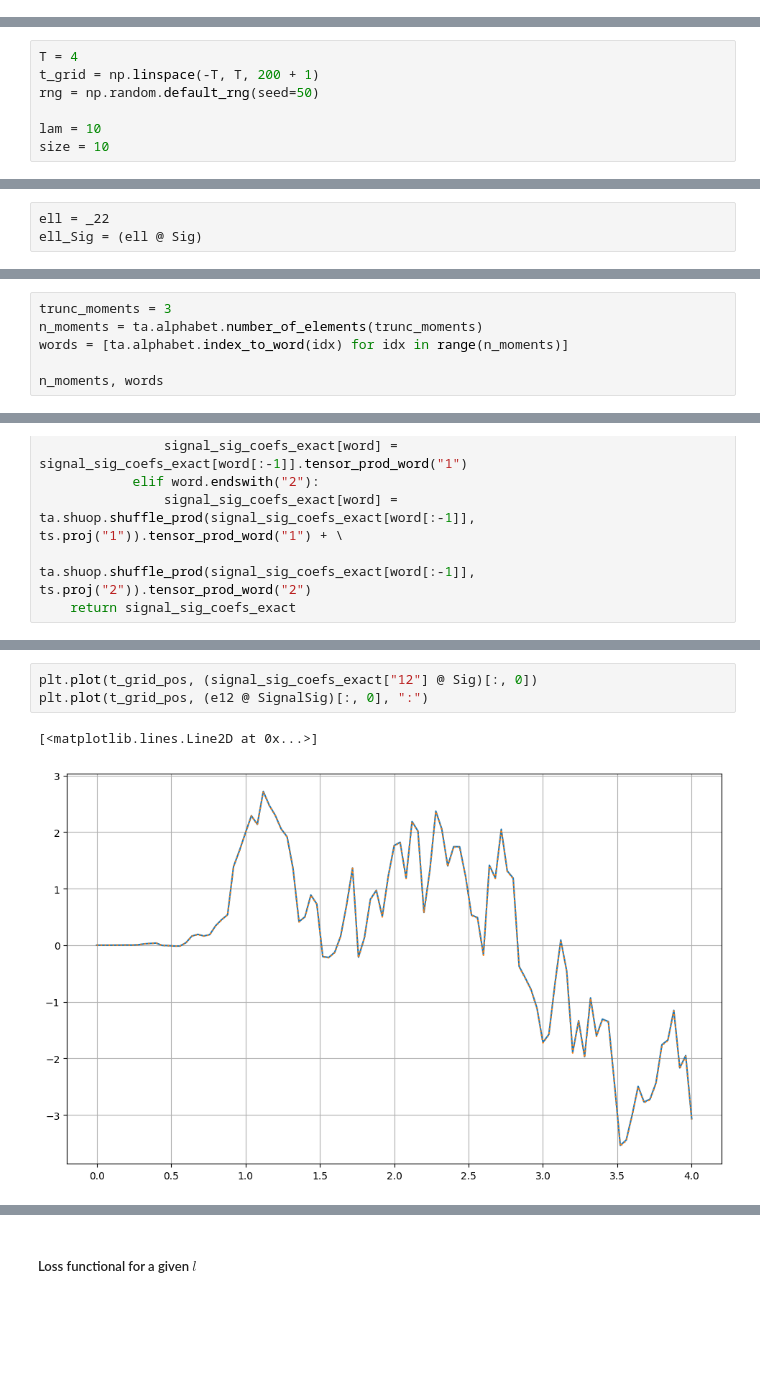
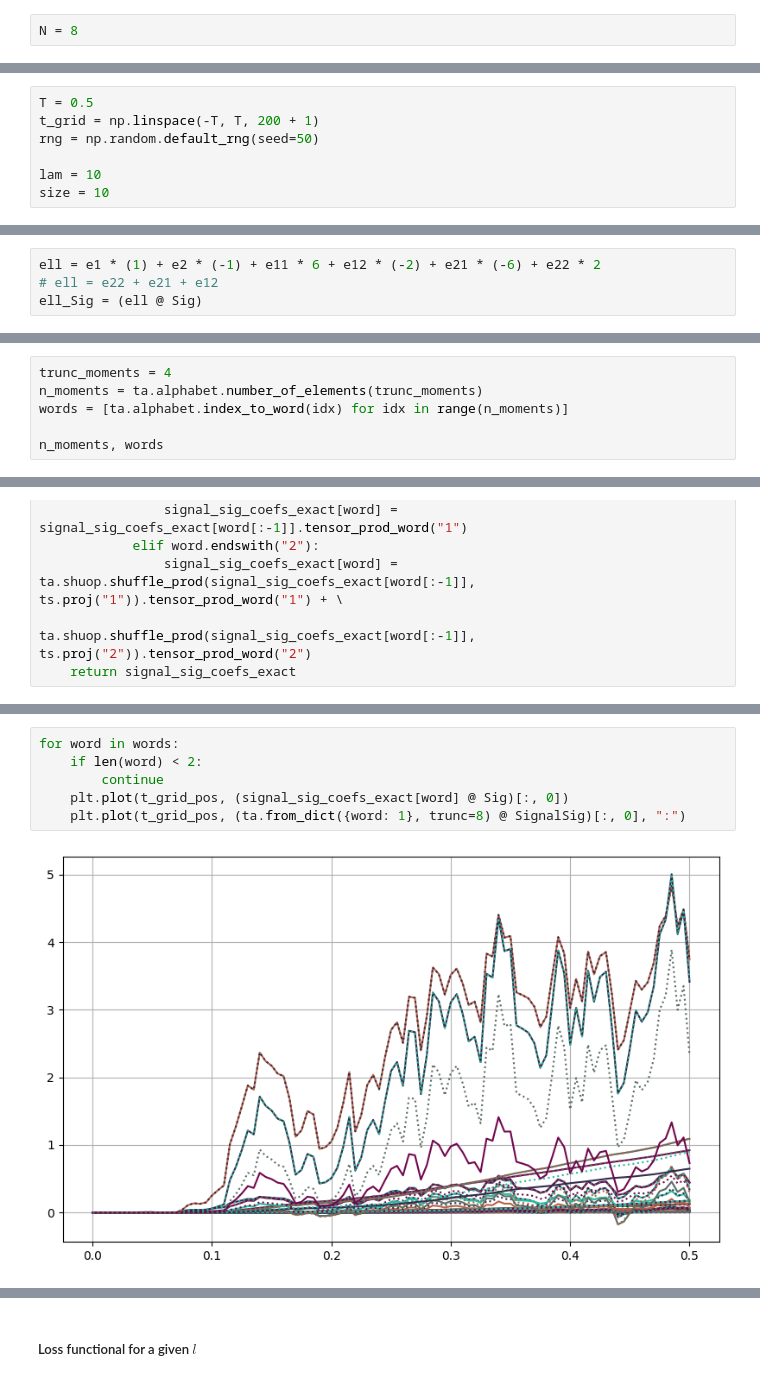
Before and after one commit to MrG1raffe/signature, a Jupyter notebook: notebooks/SignalSignature.ipynb, the cells around one changed output, grey strips where cells are left out. Saved outputs shown, nothing was run; the diff lists cells and outputs as text; blank space fills up the shorter version.

Commit message:
Update loss functions in SignalSignature.ipynb

```diff
--- a/notebooks/SignalSignature.ipynb
+++ b/notebooks/SignalSignature.ipynb
@@ -39,3 +39,5 @@ Wall time: 7min 40s
+# %%
+N = 8
 # %%
 e0 = ta.from_dict({"": 1}, trunc=N)
 
@@ -165,7 +167,7 @@ plt.legend()
 # %% [markdown]
 # Standard Signatures
 # %%
-T = 4
+T = 0.5
 t_grid = np.linspace(-T, T, 200 + 1)
 rng = np.random.default_rng(seed=50)
 
@@ -195,5 +197,6 @@ Wall time: 31.3 ms
 # %%
-ell = _22
+ell = e1 * (1) + e2 * (-1) + e11 * 6 + e12 * (-2) + e21 * (-6) + e22 * 2
+# ell = e22 + e21 + e12
 ell_Sig = (ell @ Sig)
 # %%
 for i in range(10):
@@ -222,5 +225,5 @@ Wall time: 28.7 ms
 # %%
-trunc_moments = 3
+trunc_moments = 4
 n_moments = ta.alphabet.number_of_elements(trunc_moments)
 words = [ta.alphabet.index_to_word(idx) for idx in range(n_moments)]
 
@@ -267,9 +271,11 @@ Wall time: 15.6 ms
 # %%
-plt.plot(t_grid_pos, (signal_sig_coefs_exact["12"] @ Sig)[:, 0])
-plt.plot(t_grid_pos, (e12 @ SignalSig)[:, 0], ":")
+for word in words:
+    if len(word) < 2:
+        continue
+    plt.plot(t_grid_pos, (signal_sig_coefs_exact[word] @ Sig)[:, 0])
+    plt.plot(t_grid_pos, (ta.from_dict({word: 1}, trunc=8) @ SignalSig)[:, 0], ":")
 # %% [output]
-[<matplotlib.lines.Line2D at 0x...>]
-[figure, old version]
+[figure, new version]
 # %%
 %%time
 eSig = expected_signature(t=t_grid_pos, trunc=N)
```
Also changed, not shown: parts of 17 cells of this notebook, 7 other files.
